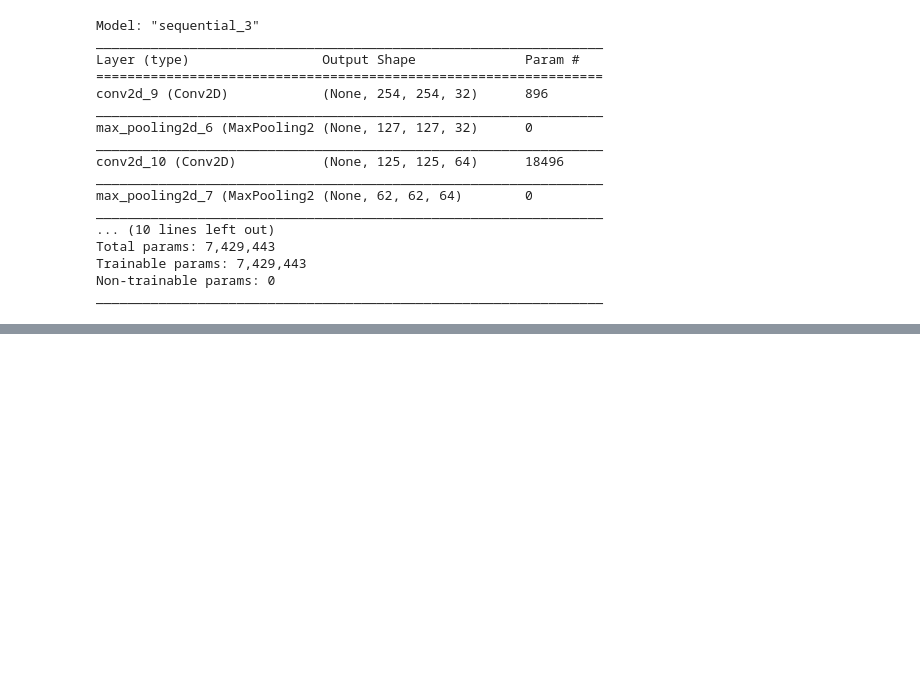
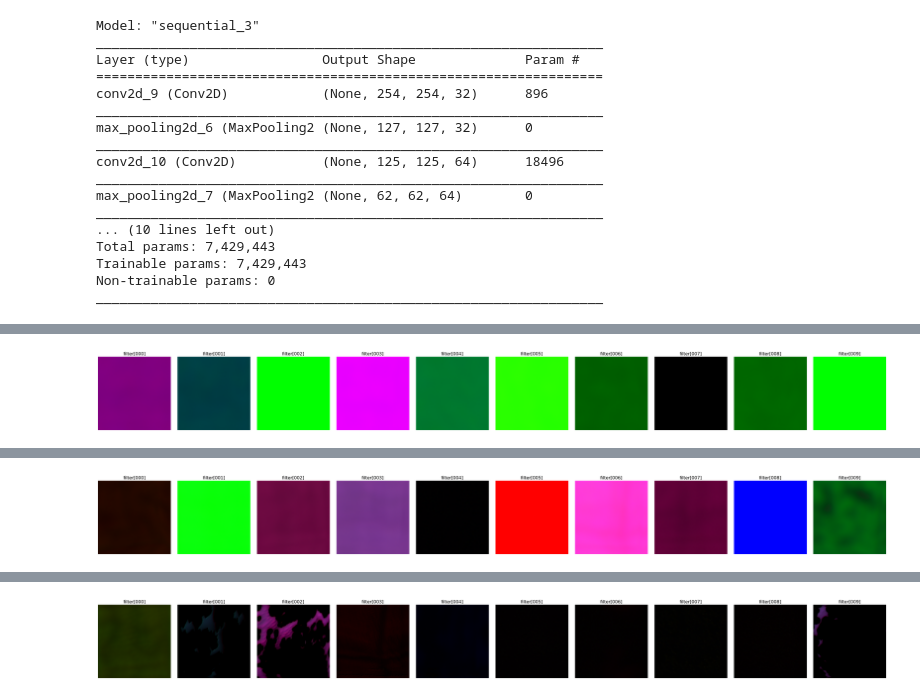
Before and after one commit to luizsantos-1/Interpretando-CNNs, a Jupyter notebook: starwars-activationmax.ipynb, the cells around one changed output, grey strips where cells are left out. Drawn from its saved outputs; the diff is of its cells as text; code cells hidden in the pictures; blank space fills up the shorter version.

```diff
--- a/starwars-activationmax.ipynb
+++ b/starwars-activationmax.ipynb
@@ -27,18 +27,49 @@ Non-trainable params: 0
 _________________________________________________________________
 # %%
 from tf_keras_vis.utils.model_modifiers import ExtractIntermediateLayer, ReplaceToLinear
-layer_name = 'conv2d_11'
+from tf_keras_vis.utils.scores import CategoricalScore
+from tf_keras_vis.activation_maximization import ActivationMaximization
+from tf_keras_vis.activation_maximization.callbacks import Progress
+layer_names = ["conv2d_9","conv2d_10","conv2d_11"]
 
-# This instance constructs new model whose output is replaced to `conv2d_11` layer's output.
-extract_intermediate_layer = ExtractIntermediateLayer(index_or_name=layer_name)
-# This instance modify the model's last activation function to linear one.
-replace2linear = ReplaceToLinear()
+for layer_name in layer_names:
+    # This instance constructs new model whose output is replaced to `conv2d_11` layer's output.
+    extract_intermediate_layer = ExtractIntermediateLayer(index_or_name=layer_name)
+    # This instance modify the model's last activation function to linear one.
+    replace2linear = ReplaceToLinear()
 
-# Instead of using ExtractIntermediateLayer and ReplaceToLinear instance,
-# you can also define the function from scratch as follows:
-def model_modifier_function(current_model):
-    target_layer = current_model.get_layer(name=layer_name)
-    target_layer.activation = tf.keras.activations.linear
-    new_model = tf.keras.Model(inputs=current_model.inputs,
-                               outputs=target_layer.output)
-    return new_model
+    # Instead of using ExtractIntermediateLayer and ReplaceToLinear instance,
+    # you can also define the function from scratch as follows:
+    def model_modifier_function(current_model):
+        target_layer = current_model.get_layer(name=layer_name)
+        target_layer.activation = tf.keras.activations.linear
+        new_model = tf.keras.Model(inputs=current_model.inputs,
+                                outputs=target_layer.output)
+        return new_model
+
+    score = []
+    for filter_number in range (10):
+        score.append(CategoricalScore(filter_number))
+    # Instead of using CategoricalScore object above,
+    # o autor ensina ocmo definir uma funcao de erro personaliza
+
+    activation_maximization = ActivationMaximization(model,
+                                                    # Please note that `extract_intermediate_layer` has to come before `replace2linear`.
+                                                    model_modifier=[extract_intermediate_layer, replace2linear],
+                                                    clone=True)
+
+
+    # Generate maximized activation
+    activations = []
+    for filter_number in range (10):
+        activations.append(activation_maximization(score[filter_number], callbacks=[Progress()]))
+
+    n_filtros = 10
+    f, ax = plt.subplots(nrows=1, ncols= n_filtros, figsize=(4 * n_filtros, 4))
+    for filter_number in range (n_filtros):
+        ax[filter_number].set_title('filter[{:03d}]'.format(filter_number), fontsize=16)
+        ax[filter_number].imshow(activations[filter_number][0])
+        ax[filter_number].axis('off')
+    plt.tight_layout()
+    plt.show()
+# %% [output]
@@ -44,0 +86 @@ def model_modifier_function(current_model):
+[figure, added]
@@ -44,0 +97 @@ def model_modifier_function(current_model):
+[figure, added]
@@ -44,0 +108 @@ def model_modifier_function(current_model):
+[figure, added]
```
Also changed, not shown: parts of 6 cells of this notebook.
